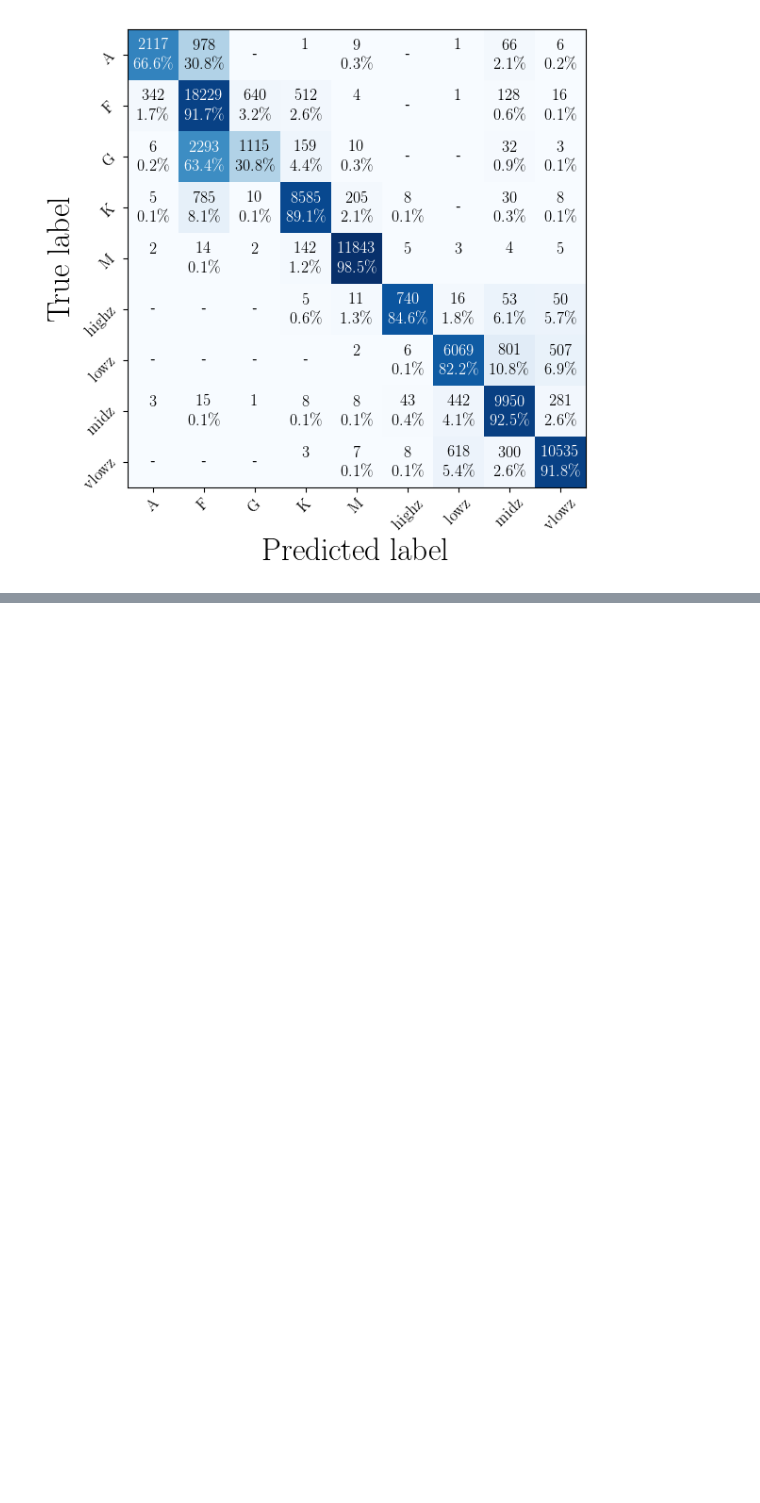
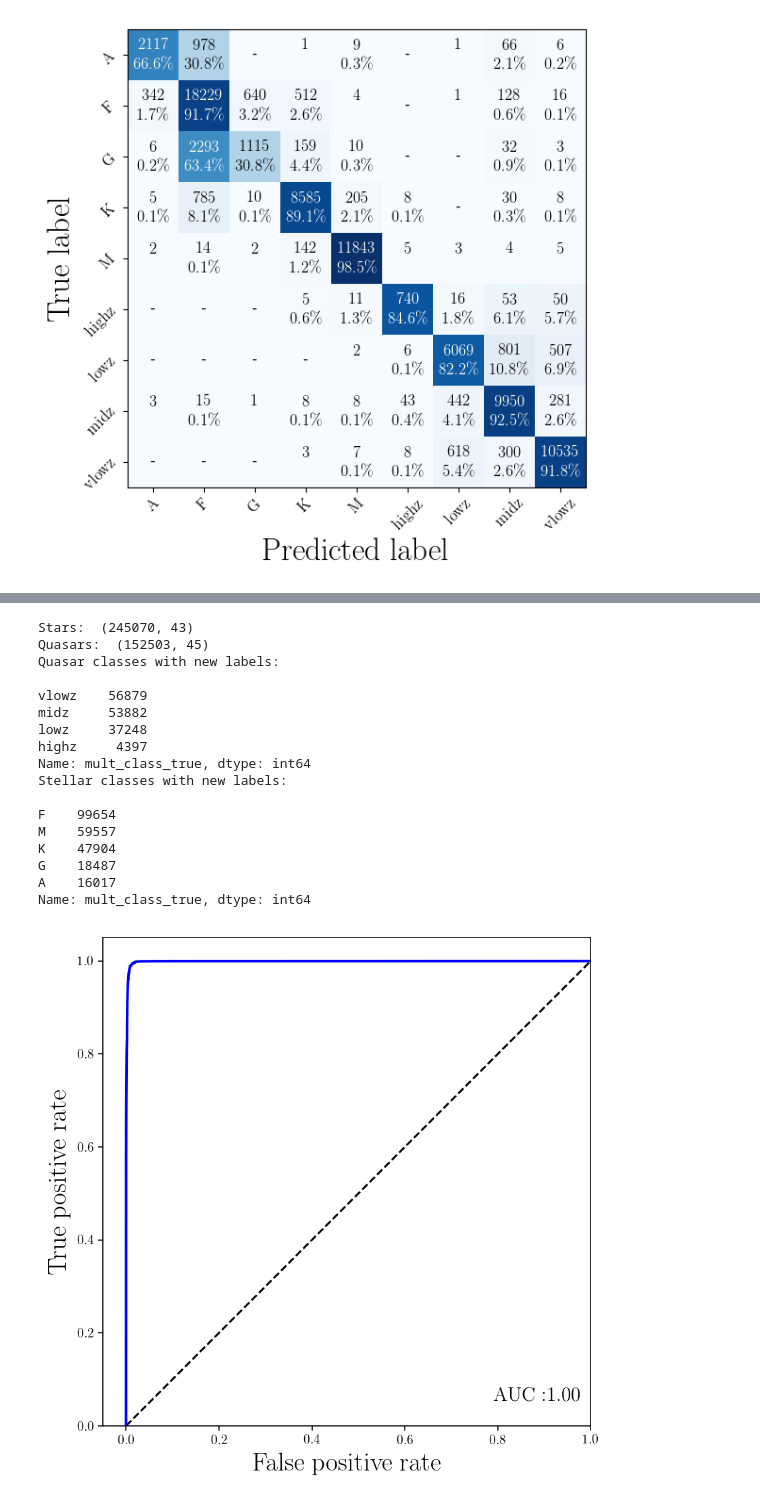
Before and after one commit to jtschindler/qso_class_photoz, a Jupyter notebook: examples/Random Forest Classification and Regression Example.ipynb, the cells around one changed output, grey strips where cells are left out. Cells and saved outputs as stored; diff of their text form; code cells hidden in the pictures; blank space fills up the shorter version.

```diff
--- a/examples/Random Forest Classification and Regression Example.ipynb
+++ b/examples/Random Forest Classification and Regression Example.ipynb
@@ -153,0 +333,75 @@ w1w2: 0.0919288673056
+# %%
+from class_photoz import ml_sets as sets
+
+df_stars = pd.read_hdf('../class_photoz/data/DR13_stars_clean_flux_cat_minimal.hdf5', 'data')
+df_quasars = pd.read_hdf('../class_photoz/data/DR7DR12Q_clean_flux_cat_minimal.hdf5', 'data')
+
+passband_names = ['SDSS_u', 'SDSS_g', 'SDSS_r', 'SDSS_i', 'SDSS_z', \
+                    # 'TMASS_j', \
+                    # 'TMASS_h', \
+                    # 'TMASS_k', \
+                    'WISE_w1', \
+                    'WISE_w2', \
+                    # 'WISE_w3', \
+                    # 'WISE_w4', \
+                    ]
+
+df_stars, features = \
+    qs.prepare_flux_ratio_catalog(df_stars, passband_names)
+df_quasars, features = \
+    qs.prepare_flux_ratio_catalog(df_quasars, passband_names)
+
+
+df_stars.query('SDSS_mag_i <= 21.5', inplace=True)
+df_quasars.query('SDSS_mag_i <= 21.5', inplace=True)
+
+print "Stars: ", df_stars.shape
+print "Quasars: ", df_quasars.shape
+
+# Create detailed classes
+df_quasars = qs.create_qso_labels(df_quasars, 'mult_class_true', 'z')
+df_stars = qs.create_star_labels(df_stars, 'mult_class_true', 'star_class')
+
+# Create binary classes
+df_quasars['bin_class_true'] = 'QSO'
+df_stars['bin_class_true'] = 'STAR'
+
+df_train, df_pred = qs.make_train_pred_set(df_stars, df_quasars, 0.2, rand_state = 1)
+
+
+features = ['SDSS_i','WISE_w1','ug','gr','ri','iz','zw1','w1w2']
+
+label = 'bin_class_true'
+
+params = {'n_estimators': 10, 'max_depth': 5, 'min_samples_split': 10,
+          'n_jobs': 2, 'random_state': 1}
+
+rand_state = 1
+
+clf, y_pred, y_prob = rf_class.rf_class_predict(df_train,df_pred, features, label,
+                                                            params, rand_state)
+
+X_pred, y_true = sets.build_matrices(df_pred, features,label=label)
+
+ml_an.plot_roc_curve(y_true, y_prob[:,0], pos_label='QSO')
+
+plt.show()
+# %% [output]
+Stars:  (245070, 43)
+Quasars:  (152503, 45)
+Quasar classes with new labels:
+
+vlowz    56879
+midz     53882
+lowz     37248
+highz     4397
+Name: mult_class_true, dtype: int64
+Stellar classes with new labels:
+
+F    99654
+M    59557
+K    47904
+G    18487
+A    16017
+Name: mult_class_true, dtype: int64
+[figure, added]
```
Also changed, not shown: parts of 14 cells of this notebook, 3 other files.
